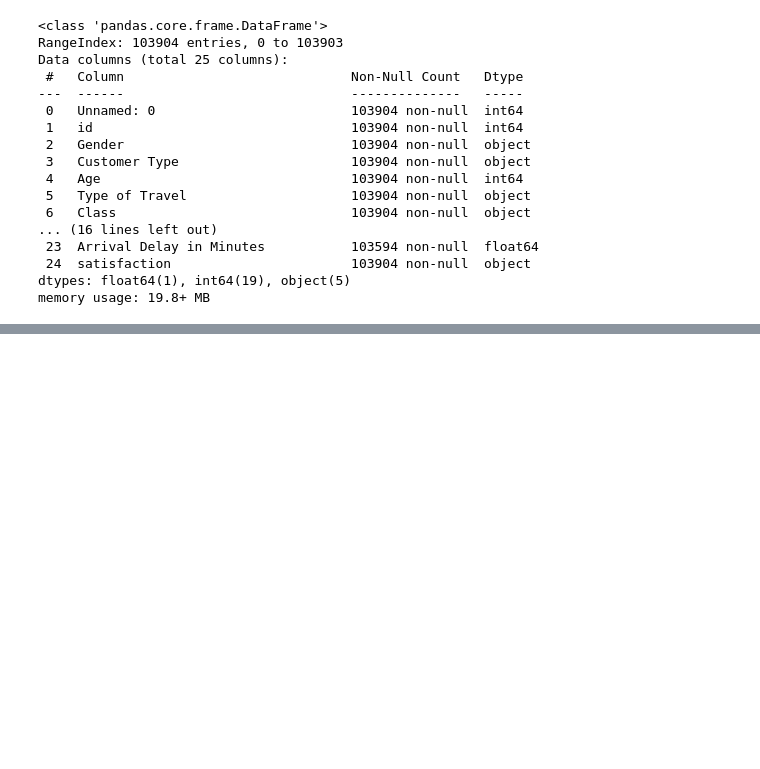
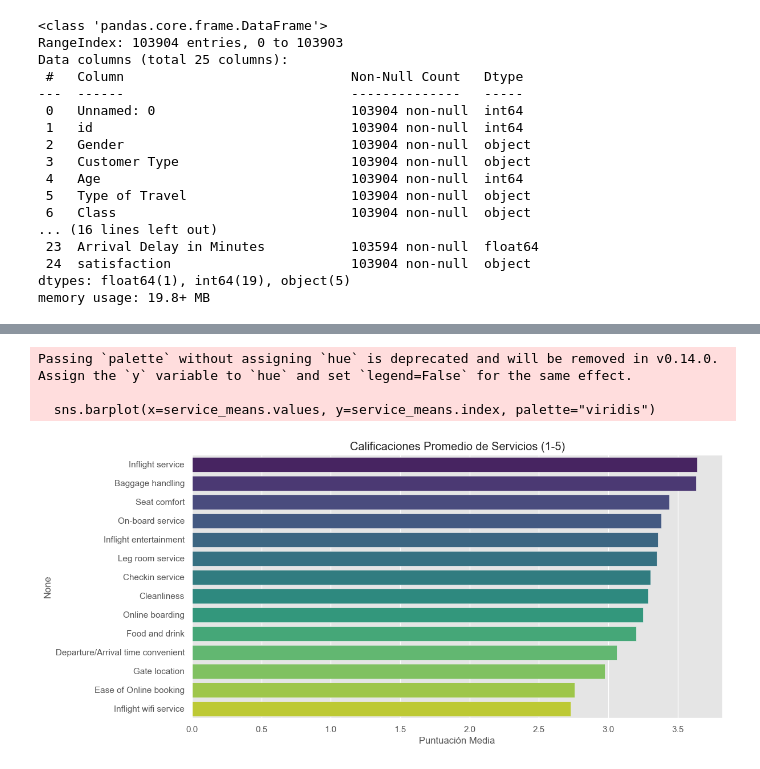
Before and after one commit to Bootcamp-IA-P4/flight-feel-analyzer, a Jupyter notebook: EDA/satisfation-passenger.ipynb, the cells around one changed output, grey strips where cells are left out. Saved outputs shown, nothing was run; the diff lists cells and outputs as text; code cells hidden in the pictures; blank space fills up the shorter version.

```diff
--- a/EDA/satisfation-passenger.ipynb
+++ b/EDA/satisfation-passenger.ipynb
@@ -49,0 +119,31 @@ memory usage: 19.8+ MB
+# %%
+service_columns = [
+    "Inflight wifi service",
+    "Departure/Arrival time convenient",
+    "Ease of Online booking",
+    "Gate location",
+    "Food and drink",
+    "Online boarding",
+    "Seat comfort",
+    "Inflight entertainment",
+    "On-board service",
+    "Leg room service",
+    "Baggage handling",
+    "Checkin service",
+    "Inflight service",
+    "Cleanliness"
+]
+# %%
+# Calificaciones promedio de los servicios
+service_means = df[service_columns].mean().sort_values(ascending=False)
+
+plt.figure(figsize=(12, 6))
+sns.barplot(x=service_means.values, y=service_means.index, palette="viridis")
+plt.title("Calificaciones Promedio de Servicios (1-5)")
+plt.xlabel("Puntuación Media")
+plt.show()
+# %% [output]
+Passing `palette` without assigning `hue` is deprecated and will be removed in v0.14.0. Assign the `y` variable to `hue` and set `legend=False` for the same effect.
+
+  sns.barplot(x=service_means.values, y=service_means.index, palette="viridis")
+[figure, added]
```
Also changed, not shown: parts of 22 cells of this notebook.
